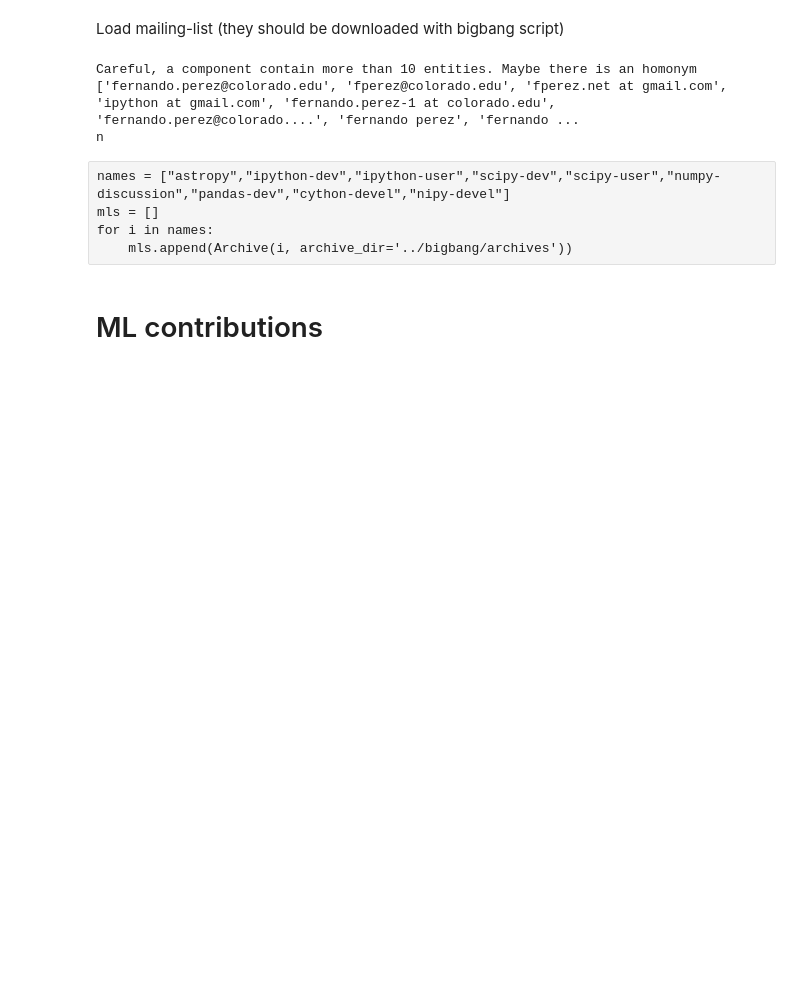
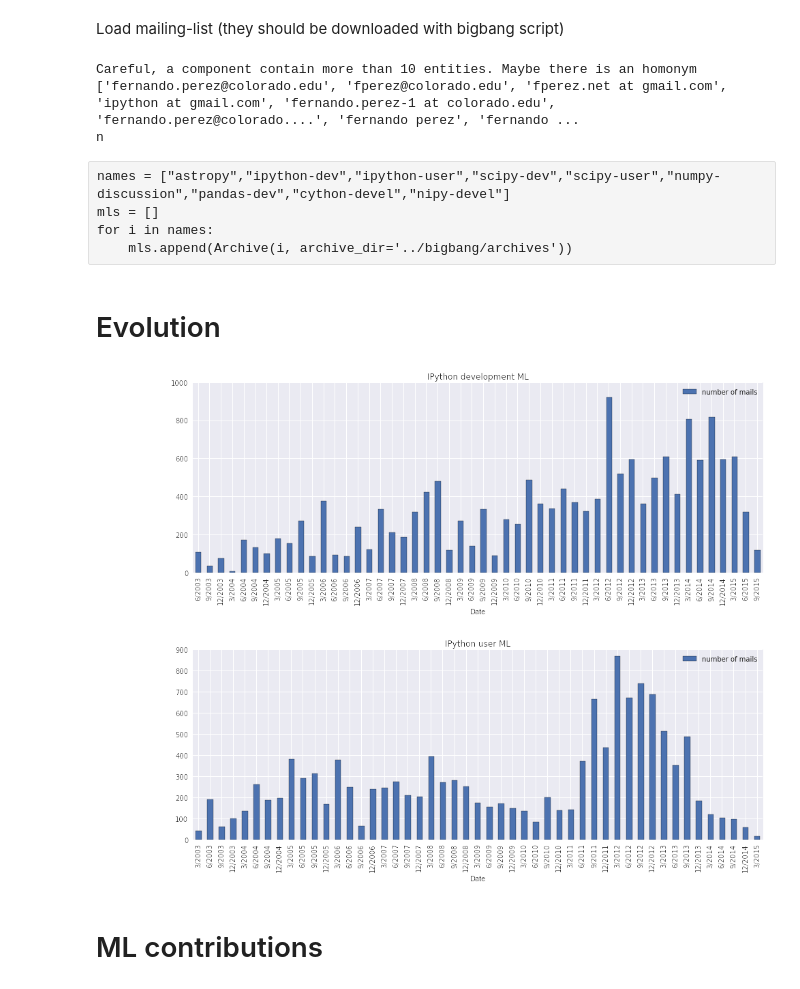
Before and after one commit to emilienschultz/researchnotebooks, a Jupyter notebook: [SSSPy] IPython ML.ipynb, the cells around one changed output. Saved outputs shown, nothing was run; the diff lists cells and outputs as text; code cells hidden in the pictures; blank space fills up the shorter version.

```diff
--- a/[SSSPy] IPython ML.ipynb
+++ b/[SSSPy] IPython ML.ipynb
@@ -159,6 +162,21 @@ names = ["astropy","ipython-dev","ipython-user","scipy-dev","scipy-user","numpy-
 mls = []
 for i in names:
     mls.append(Archive(i, archive_dir='../bigbang/archives'))
+# %% [markdown]
+# Evolution
+# %%
+n = len(t.data)
+for i in range(0,n):
+    df = pd.DataFrame({"number of mails":np.ones(len(t.data[i]["Date"]))},index=t.data[i]["Date"])
+    ev = df.resample("Q",how="sum")
+    ev.plot(kind="bar",figsize=(15,5))
+    plt.title(t.ml_names[i])
+    plt.xticks(range(0,len(ev)),map(lambda x: str(x.month)+"/"+str(x.year),ev.index))
+    plt.savefig(t.ml_names[i]+"- evolution")
+    plt.show()
+# %% [output]
+[figure, added]
+[figure, added]
 # %% [markdown]
 # ML contributions
 # %%
```
Also changed, not shown: parts of 4 cells of this notebook, 1 other file.
